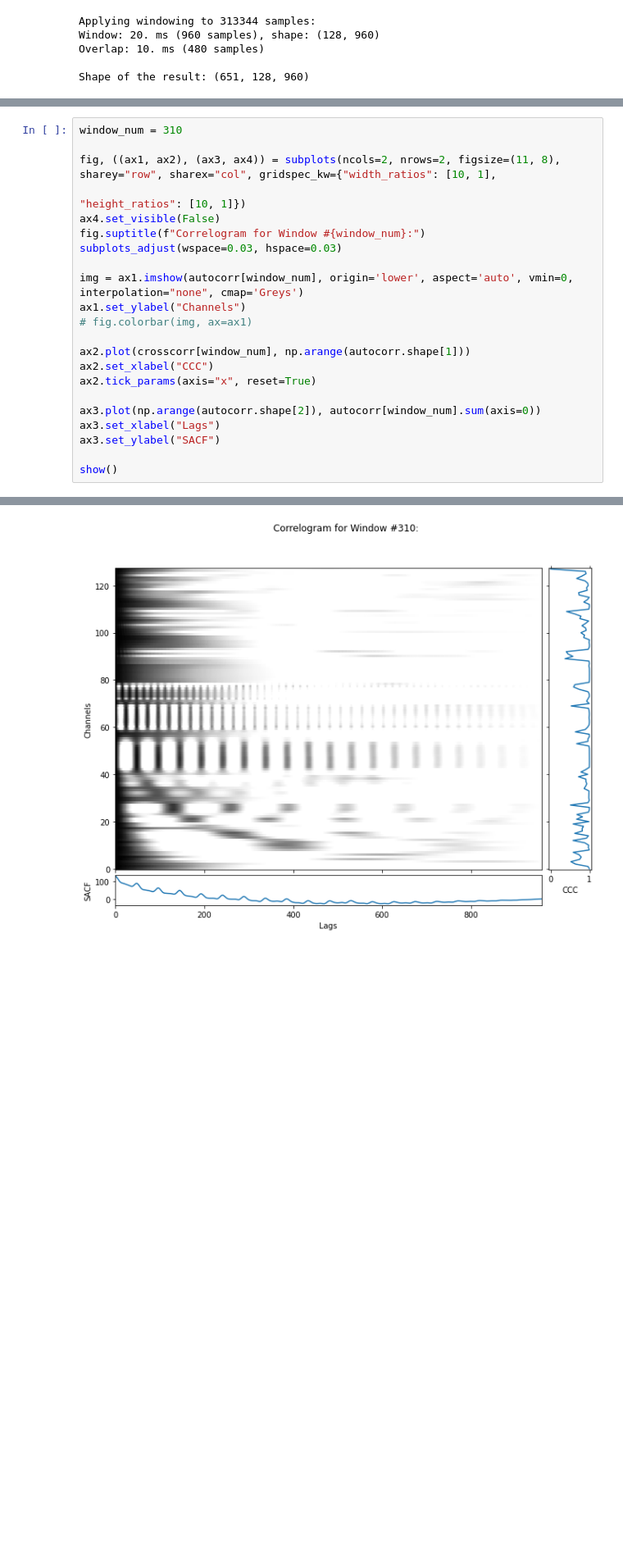
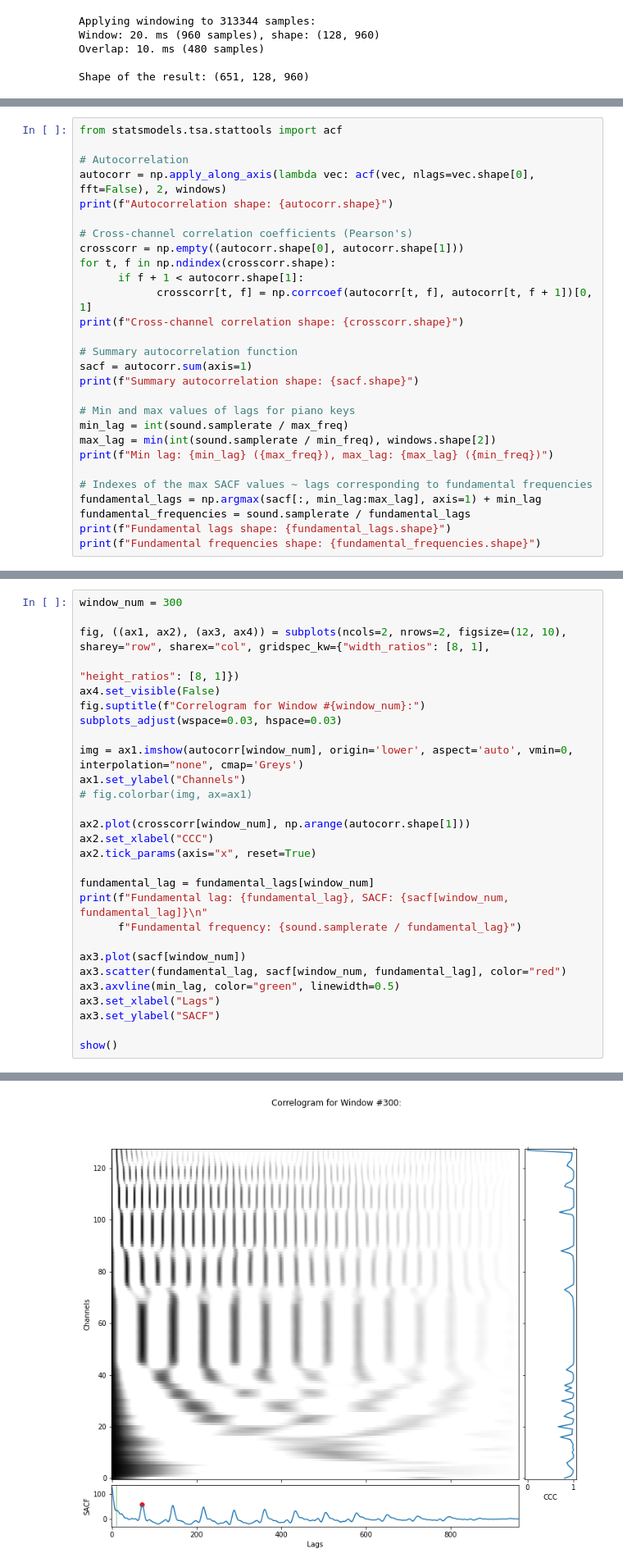
Before and after one commit to salveron/bachelors_thesis, a Jupyter notebook: notebooks/monophony.ipynb, the cells around one changed output, grey strips where cells are left out. Shown at 82% size. Cells and saved outputs as stored; diff of their text form; blank space fills up the shorter version.

Commit message:
Autocorrelogram refinement, IBM estimate, topic and references update

```diff
--- a/notebooks/monophony.ipynb
+++ b/notebooks/monophony.ipynb
@@ -131,0 +115,28 @@ print(crosscorr.shape, crosscorr.min(), crosscorr.max())
+# %%
+from statsmodels.tsa.stattools import acf
+
+# Autocorrelation
+autocorr = np.apply_along_axis(lambda vec: acf(vec, nlags=vec.shape[0], fft=False), 2, windows)
+print(f"Autocorrelation shape: {autocorr.shape}")
+
+# Cross-channel correlation coefficients (Pearson's)
+crosscorr = np.empty((autocorr.shape[0], autocorr.shape[1]))
+for t, f in np.ndindex(crosscorr.shape):
+      if f + 1 < autocorr.shape[1]:
+            crosscorr[t, f] = np.corrcoef(autocorr[t, f], autocorr[t, f + 1])[0, 1]
+print(f"Cross-channel correlation shape: {crosscorr.shape}")
+
+# Summary autocorrelation function
+sacf = autocorr.sum(axis=1)
+print(f"Summary autocorrelation shape: {sacf.shape}")
+
+# Min and max values of lags for piano keys
+min_lag = int(sound.samplerate / max_freq)
+max_lag = min(int(sound.samplerate / min_freq), windows.shape[2])
+print(f"Min lag: {min_lag} ({max_freq}), max_lag: {max_lag} ({min_freq})")
+
+# Indexes of the max SACF values ~ lags corresponding to fundamental frequencies
+fundamental_lags = np.argmax(sacf[:, min_lag:max_lag], axis=1) + min_lag
+fundamental_frequencies = sound.samplerate / fundamental_lags
+print(f"Fundamental lags shape: {fundamental_lags.shape}")
+print(f"Fundamental frequencies shape: {fundamental_frequencies.shape}")
@@ -132,8 +150,8 @@ print(crosscorr.shape, crosscorr.min(), crosscorr.max())
 # %%
-window_num = 310
+window_num = 300
 
-fig, ((ax1, ax2), (ax3, ax4)) = subplots(ncols=2, nrows=2, figsize=(11, 8), sharey="row", sharex="col", gridspec_kw={"width_ratios": [10, 1],
-                                                                                                                     "height_ratios": [10, 1]})
+fig, ((ax1, ax2), (ax3, ax4)) = subplots(ncols=2, nrows=2, figsize=(12, 10), sharey="row", sharex="col", gridspec_kw={"width_ratios": [8, 1],
+                                                                                                                      "height_ratios": [8, 1]})
 ax4.set_visible(False)
 fig.suptitle(f"Correlogram for Window #{window_num}:")
 subplots_adjust(wspace=0.03, hspace=0.03)
@@ -146,7 +164,13 @@ ax2.plot(crosscorr[window_num], np.arange(autocorr.shape[1]))
 ax2.set_xlabel("CCC")
 ax2.tick_params(axis="x", reset=True)
 
-ax3.plot(np.arange(autocorr.shape[2]), autocorr[window_num].sum(axis=0))
+fundamental_lag = fundamental_lags[window_num]
+print(f"Fundamental lag: {fundamental_lag}, SACF: {sacf[window_num, fundamental_lag]}\n"
+      f"Fundamental frequency: {sound.samplerate / fundamental_lag}")
+
+ax3.plot(sacf[window_num])
+ax3.scatter(fundamental_lag, sacf[window_num, fundamental_lag], color="red")
+ax3.axvline(min_lag, color="green", linewidth=0.5)
 ax3.set_xlabel("Lags")
 ax3.set_ylabel("SACF")
 
@@ -155 +181 @@ show()
-[figure, old version]
+[figure, new version]
```
Also changed, not shown: parts of 11 cells of this notebook, 3 other files.
